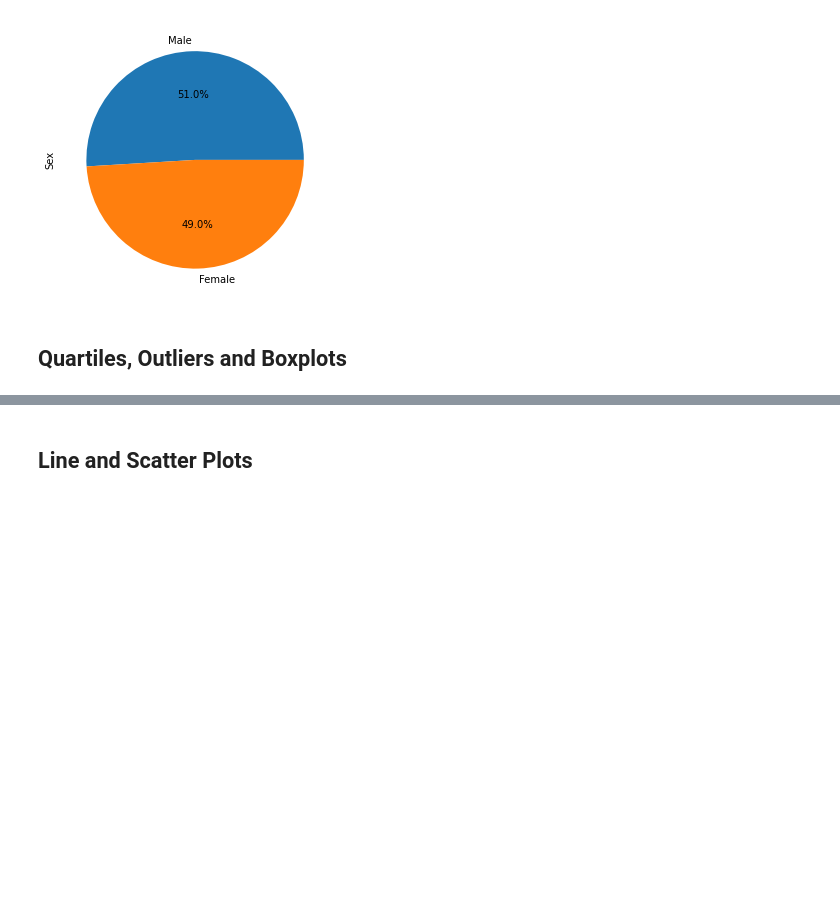
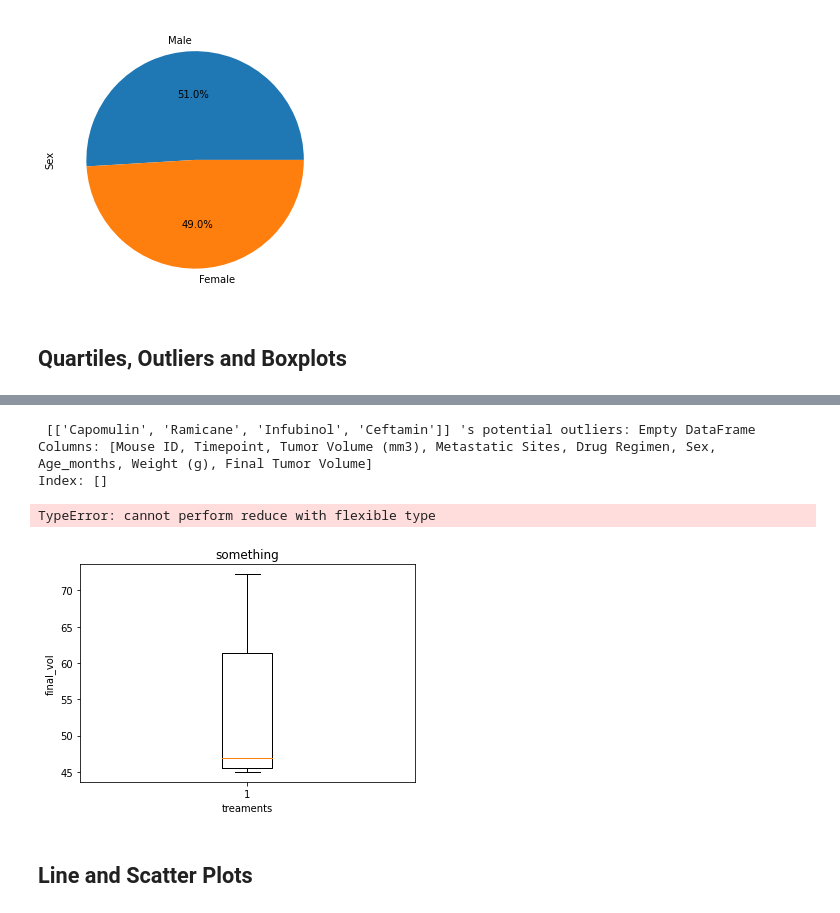
Before and after one commit to sSalvs/matplotlib_homework, a Jupyter notebook: Pymaceuticals.ipynb, the cells around one changed output, grey strips where cells are left out. Drawn from its saved outputs; the diff is of its cells as text; code cells hidden in the pictures; blank space fills up the shorter version.

```diff
--- a/Pymaceuticals.ipynb
+++ b/Pymaceuticals.ipynb
@@ -274,21 +360,69 @@ pyplot_pie = male_vs_female_df.plot.pie(y='Sex', autopct="%1.1f%%",
 # %%
 # Put treatments into a list for for loop (and later for plot labels)
 
+treatments = [["Capomulin", "Ramicane", "Infubinol", "Ceftamin"]]
+
+
 
 # Create empty list to fill with tumor vol data (for plotting)
+
+tumor_vol = []
 
 
 # Calculate the IQR and quantitatively determine if there are any potential outliers.
 
 
     # Locate the rows which contain mice on each drug and get the tumor volumes
-
+for treatment in treatments:
+    volume = combined_drugs_df["Final Tumor Volume"]
+    tumor_vol.append(volume)
 
     # add subset
 
+    quartiles = volume.quantile([.25,.5,.75])
+    lowerq = quartiles[0.25]
+    upperq = quartiles[0.75]
+    iqr = upperq-lowerq
+
+
+# print(tumor_vol)
 
     # Determine outliers using upper and lower bounds
+
+    lower_bound = lowerq - (1.5*iqr)
+    upper_bound = upperq + (1.5*iqr)
+
+
+
+    volume_outliers = combined_drugs_df.loc[(combined_drugs_df["Tumor Volume (mm3)"] < lower_bound) | (combined_drugs_df["Tumor Volume (mm3)"] > upper_bound)]
+    volume_outliers
+
+
+    print(f" {treatments} 's potential outliers: {volume_outliers}")
+# %% [output]
+ [['Capomulin', 'Ramicane', 'Infubinol', 'Ceftamin']] 's potential outliers: Empty DataFrame
+Columns: [Mouse ID, Timepoint, Tumor Volume (mm3), Metastatic Sites, Drug Regimen, Sex, Age_months, Weight (g), Final Tumor Volume]
+Index: []
 # %%
 # Generate a box plot of the final tumor volume of each mouse across four regimens of interest
+
+
+final_tumor = combined_drugs_df["Final Tumor Volume"]
+
+x_1 = treatments
+y_1 = final_tumor
+
+fig1, ax2 = plt.subplots()
+
+ax2.set_title('something')
+ax2.set_ylabel('final_vol')
+ax2.set_xlabel('treaments')
+
+plt.boxplot(final_tumor)
+ax = plt.boxplot(x_1, y_1)
+# plt.show()
+# %% [output]
+TypeError: cannot perform reduce with flexible type
+[figure, added]
 # %% [markdown]
 ## Line and Scatter Plots
```
Also changed, not shown: parts of 14 cells of this notebook, 1 other file.
